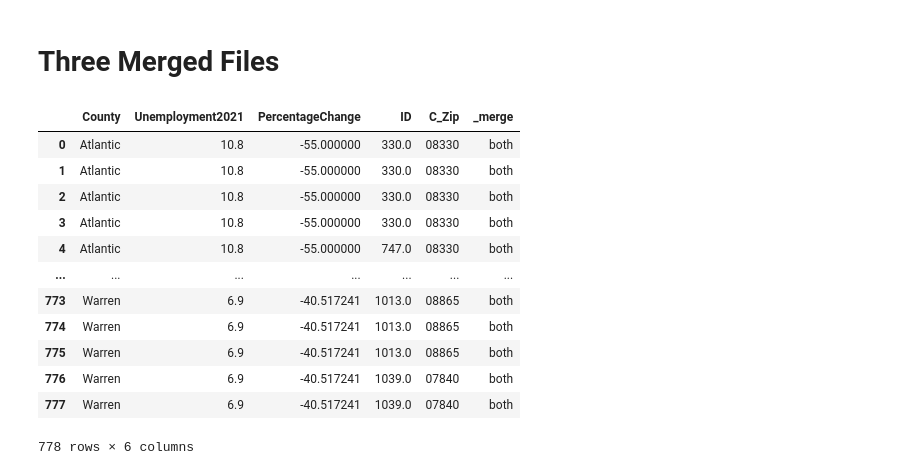
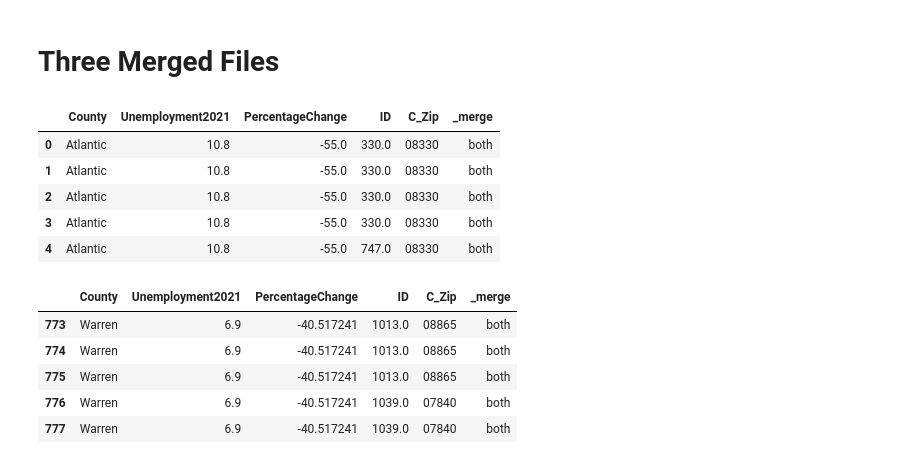
Before and after one commit to theaok/vis-sp23-ewattudo, a Jupyter notebook: ps2_pynb.ipynb, the cells around one changed output. Cells and saved outputs as stored; diff of their text form; code cells hidden in the pictures.

Commit message:
Merged and Analysis

```diff
--- a/ps2_pynb.ipynb
+++ b/ps2_pynb.ipynb
@@ -764,18 +773,19 @@ Name: County, dtype: object
 # %% [markdown]
 # Three Merged Files
 # %%
-pd.merge(njunempmerge,njappzipmerge,how='outer',indicator=True)
+finalmerge = pd.merge(njunempmerge,njappzipmerge,how='outer',indicator=True)
+finalmerge.head(5)
+finalmerge.tail(5)
 # %% [output]
 |  | County | Unemployment2021 | PercentageChange | ID | C_Zip | _merge |
-| 0 | Atlantic | 10.8 | -55.000000 | 330.0 | 08330 | both |
-| 1 | Atlantic | 10.8 | -55.000000 | 330.0 | 08330 | both |
-| 2 | Atlantic | 10.8 | -55.000000 | 330.0 | 08330 | both |
-| 3 | Atlantic | 10.8 | -55.000000 | 330.0 | 08330 | both |
-| 4 | Atlantic | 10.8 | -55.000000 | 747.0 | 08330 | both |
-| ... | ... | ... | ... | ... | ... | ... |
-| 773 | Warren | 6.9 | -40.517241 | 1013.0 | 08865 | both |
-| 774 | Warren | 6.9 | -40.517241 | 1013.0 | 08865 | both |
-| 775 | Warren | 6.9 | -40.517241 | 1013.0 | 08865 | both |
-| 776 | Warren | 6.9 | -40.517241 | 1039.0 | 07840 | both |
-| 777 | Warren | 6.9 | -40.517241 | 1039.0 | 07840 | both |
+| 0 | Atlantic | 10.8 | -55.0 | 330.0 | 08330 | both |
+| 1 | Atlantic | 10.8 | -55.0 | 330.0 | 08330 | both |
+| 2 | Atlantic | 10.8 | -55.0 | 330.0 | 08330 | both |
+| 3 | Atlantic | 10.8 | -55.0 | 330.0 | 08330 | both |
+| 4 | Atlantic | 10.8 | -55.0 | 747.0 | 08330 | both |
-778 rows × 6 columns
+|  | County | Unemployment2021 | PercentageChange | ID | C_Zip | _merge |
+| 773 | Warren | 6.9 | -40.517241 | 1013.0 | 08865 | both |
+| 774 | Warren | 6.9 | -40.517241 | 1013.0 | 08865 | both |
+| 775 | Warren | 6.9 | -40.517241 | 1013.0 | 08865 | both |
+| 776 | Warren | 6.9 | -40.517241 | 1039.0 | 07840 | both |
+| 777 | Warren | 6.9 | -40.517241 | 1039.0 | 07840 | both |
```
Also changed, not shown: parts of 7 cells of this notebook.
